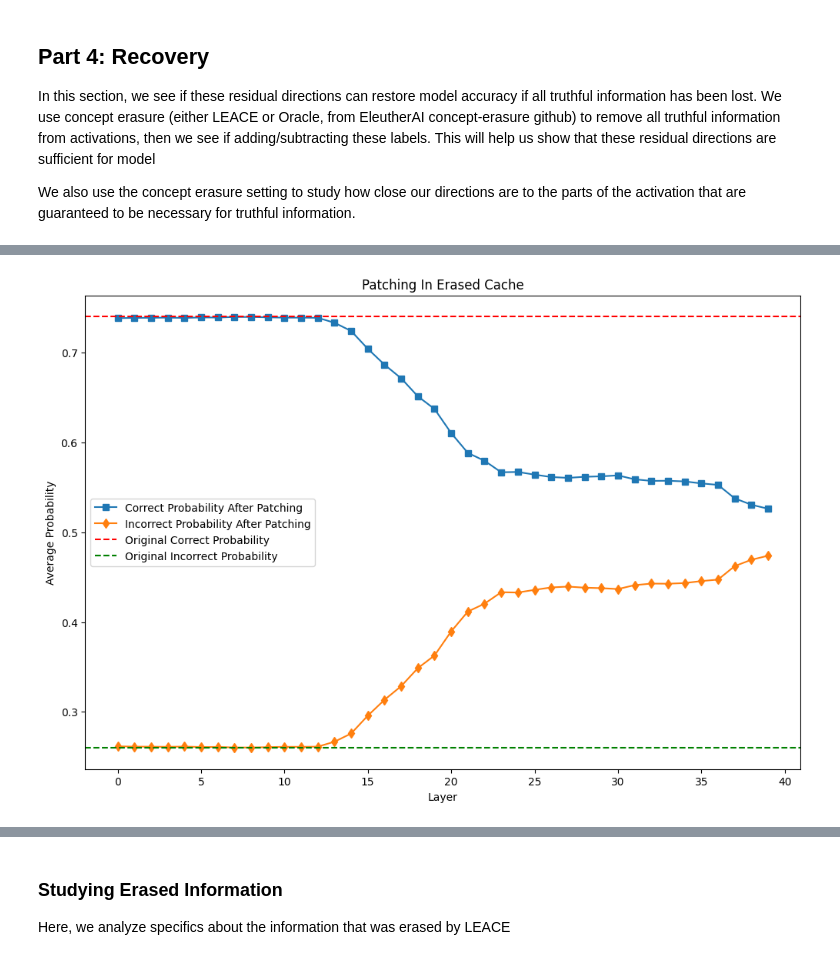
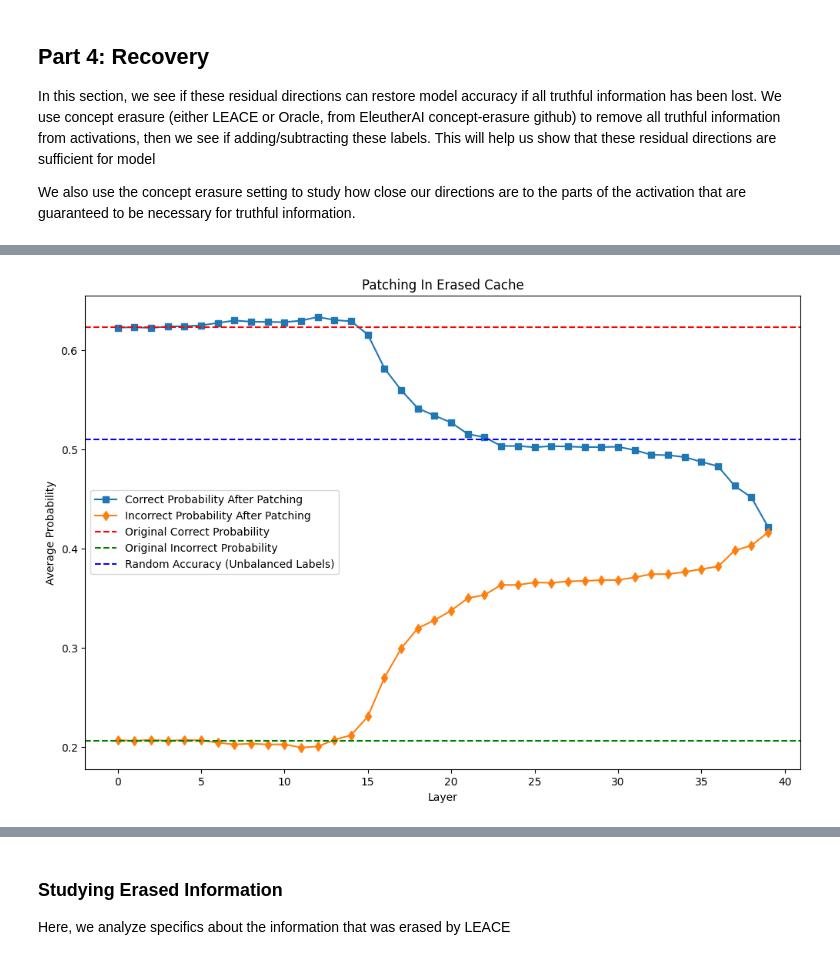
Before and after one commit to magikarp01/rep_control, a Jupyter notebook: rep_testing.ipynb, the cells around one changed output, grey strips where cells are left out. Saved outputs shown, nothing was run; the diff lists cells and outputs as text; code cells hidden in the pictures.

Commit message:
Trying not scaling output

```diff
--- a/rep_testing.ipynb
+++ b/rep_testing.ipynb
@@ -82,7 +82,7 @@ dataset = load_dataset(dataset_name)
 train_split_name = "cities" # 7576 True/False statements
 
 num_train = 7000
-num_test = 100
+num_test = 576
 # get the rows that have split_name as their value for the dataset column
 data_rows = [row for row in dataset["combined"] if row['dataset'] == train_split_name]
 train_data_rows = data_rows[:num_train]
@@ -167,8 +167,21 @@ def store_cache_and_outputs(texts, labels, scale_relative=True):
 # with open("truthfulness_dirs/clean_cache_info.pkl", "wb") as f:
 #     pickle.dump([train_cache, og_clean_probs, train_labels], f)
 
-with open("truthfulness_dirs/clean_cache_info.pkl", "rb") as f:
-    train_cache, og_clean_probs, train_labels = pickle.load(f)
+test_labels = []
+test_texts = []
+for i, row in enumerate(test_data_rows):
+    statement = row["claim"]
+    test_labels.append(row['label'])
+    text = create_prompt(statement, prompt_mode="honest")
+    test_texts.append(text)
+
+test_cache, og_clean_probs = store_cache_and_outputs(test_texts, test_labels)
+
+with open("truthfulness_dirs/clean_cache_info.pkl", "wb") as f:
+    pickle.dump([test_cache, og_clean_probs, test_labels], f)
+
+# with open("truthfulness_dirs/clean_cache_info.pkl", "rb") as f:
+#     test_cache, og_clean_probs, test_labels = pickle.load(f)
 # %% [markdown]
 ### Load all representations
 In this section, we load:
@@ -303,16 +316,18 @@ def add_dir_to_cache(cache, resid_dirs, small_sample_num=None, alpha=1, per_samp
 from utils.interp_utils import forward_pass
 layers_to_test = list(range(n_layers))
 
-def test_intervention(cache, dataset_rows, plot=False, plot_title=None, plot_type="Accuracy"):
+def test_intervention(cache, dataset_rows, plot=False, plot_title=None, plot_type="Accuracy", scale_relative=True):
     """
     Test an intervention (already performed on cache) on dataset rows.
     Args:
         cache: cache with intervention already performed
 
         plot: whether to plot results
-        plot_type: whether to plot Accuracy (Correct vs Incorrect) or Response (True vs False) probabilities
+        plot_type: whether to plot "Accuracy" (Correct vs Incorrect) or "Response" (True vs False) probabilities
     """
     patch_probs = {"True": {}, "False": {}, "Correct": {}, "Incorrect": {}}
+    og_probs = {"True": {}, "False": {}, "Correct": {}, "Incorrect": {}}
+
     for i, row in enumerate(tqdm(dataset_rows)):
         statement = row["claim"]
 
@@ -320,12 +335,19 @@ def test_intervention(cache, dataset_rows, plot=False, plot_title=None, plot_typ
 
         input_ids = torch.tensor(tokenizer(text)['input_ids']).unsqueeze(dim=0).to(device)
 
+        output = hmodel(input_ids)
+        og_true_prob, og_false_prob = get_true_false_probs(output, tokenizer, scale_relative=scale_relative)
+        og_probs["True"][i] = og_true_prob
+        og_probs["False"][i] = og_false_prob
+        og_probs["Correct"][i] = og_true_prob if row['label'] == 1 else og_false_prob
+        og_probs["Incorrect"][i] = og_true_prob if row['label'] == 0 else og_false_prob
+
         for layer in layers_to_test:
             stuff_to_patch = [layer]
 
             # combined_cache = combine_caches(train_cache, caches[intervention_type], stuff_to_patch) # do i need combine caches? I'm already patching in only at certain layers
 
-            _, patch_true_prob, patch_false_prob = forward_pass(hmodel, tokenizer, input_ids, stuff_to_patch=stuff_to_patch, act_type="resid", clean_cache=cache, act_idx=i, scale_relative=True, patch_seq_pos=cache_seq_pos)
+            _, patch_true_prob, patch_false_prob = forward_pass(hmodel, tokenizer, input_ids, stuff_to_patch=stuff_to_patch, act_type="resid", clean_cache=cache, act_idx=i, scale_relative=scale_relative, patch_seq_pos=cache_seq_pos)
 
             if layer not in patch_probs["True"]:
                 patch_probs["True"][layer] = {}
@@ -347,11 +369,12 @@ def test_intervention(cache, dataset_rows, plot=False, plot_title=None, plot_typ
             first_key = "True"
             second_key = "False"
 
-        avg_og_correct = np.array(list(og_clean_probs[first_key].values())).mean()
-        avg_og_incorrect = np.array(list(og_clean_probs[second_key].values())).mean()
+        avg_og_correct = np.array(list(og_probs[first_key].values())).mean()
+        avg_og_incorrect = np.array(list(og_probs[second_key].values())).mean()
         patch_correct_probs = np.array([list(patch_probs[first_key][layer].values()) for layer in range(n_layers)]).mean(axis=1)
         patch_incorrect_probs = np.array([list(patch_probs[second_key][layer].values()) for layer in range(n_layers)]).mean(axis=1)
 
+        ave_labels = np.array([row['label'] for row in dataset_rows]).mean()
 
 
         plt.figure(figsize=(12, 8))
@@ -360,6 +383,7 @@ def test_intervention(cache, dataset_rows, plot=False, plot_title=None, plot_typ
 
         plt.axhline(y=avg_og_correct, color='r', linestyle='--', label=f'Original {first_key} Probability')
         plt.axhline(y=avg_og_incorrect, color='g', linestyle='--', label=f'Original {second_key} Probability')
+        plt.axhline(y=ave_labels, color='b', linestyle='--', label=f'Random Accuracy (Unbalanced Labels)')
 
         # Add labels and legend
         plt.xlabel('Layer')
@@ -368,4 +392,4 @@ def test_intervention(cache, dataset_rows, plot=False, plot_title=None, plot_typ
         plt.title(plot_title)
         plt.show()
 
-    return patch_probs
+    return og_probs, patch_probs
@@ -474,9 +475,9 @@ for dir_name in direction_names:
 
 restored_caches["none"] = erased_cache
 # %%
-erased_patch_probs = test_intervention(erased_cache, train_data_rows[:20], plot=True, plot_title="Patching In Erased Cache")
+erased_patch_probs = test_intervention(erased_cache, train_data_rows[100:200], plot=True, plot_title="Patching In Erased Cache", scale_relative=False)
 # %% [output]
-[figure, old version]
+[figure, new version]
 # %%
 restored_performances = {}
 for dir_name in restored_caches.keys():
```
Also changed, not shown: parts of 3 cells of this notebook.
